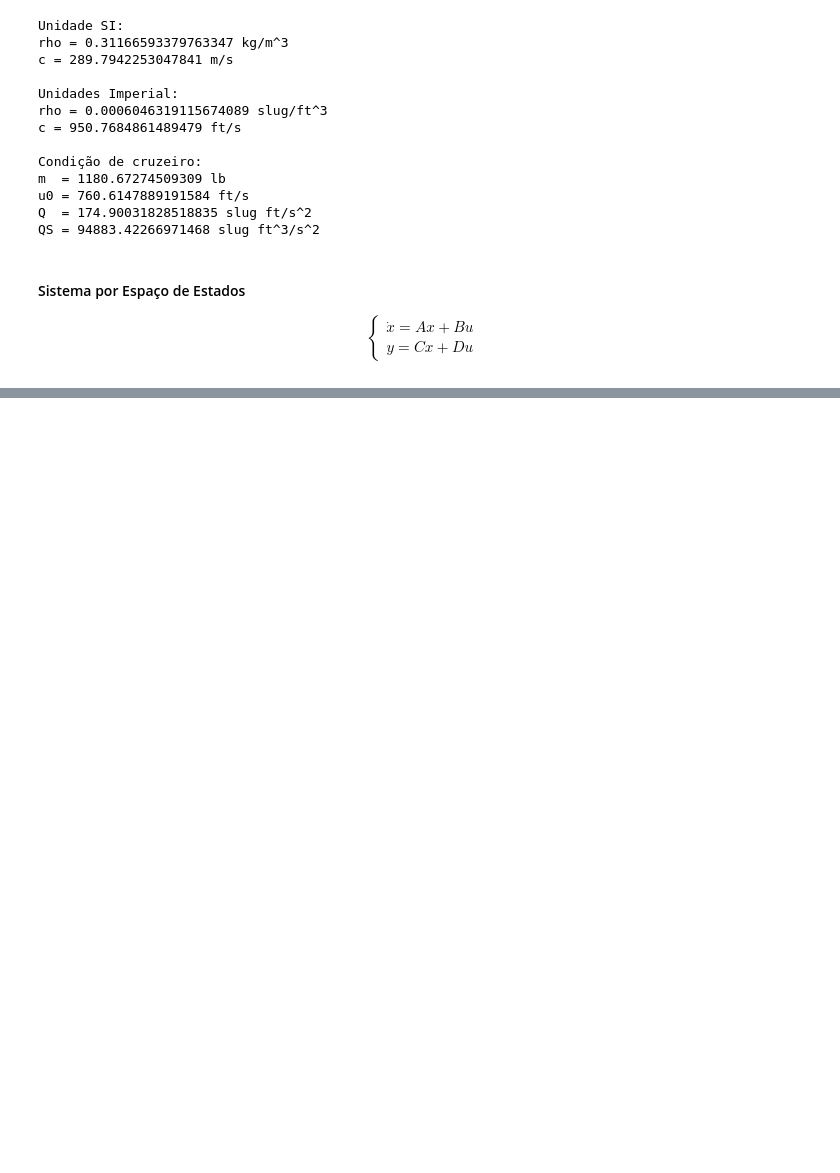
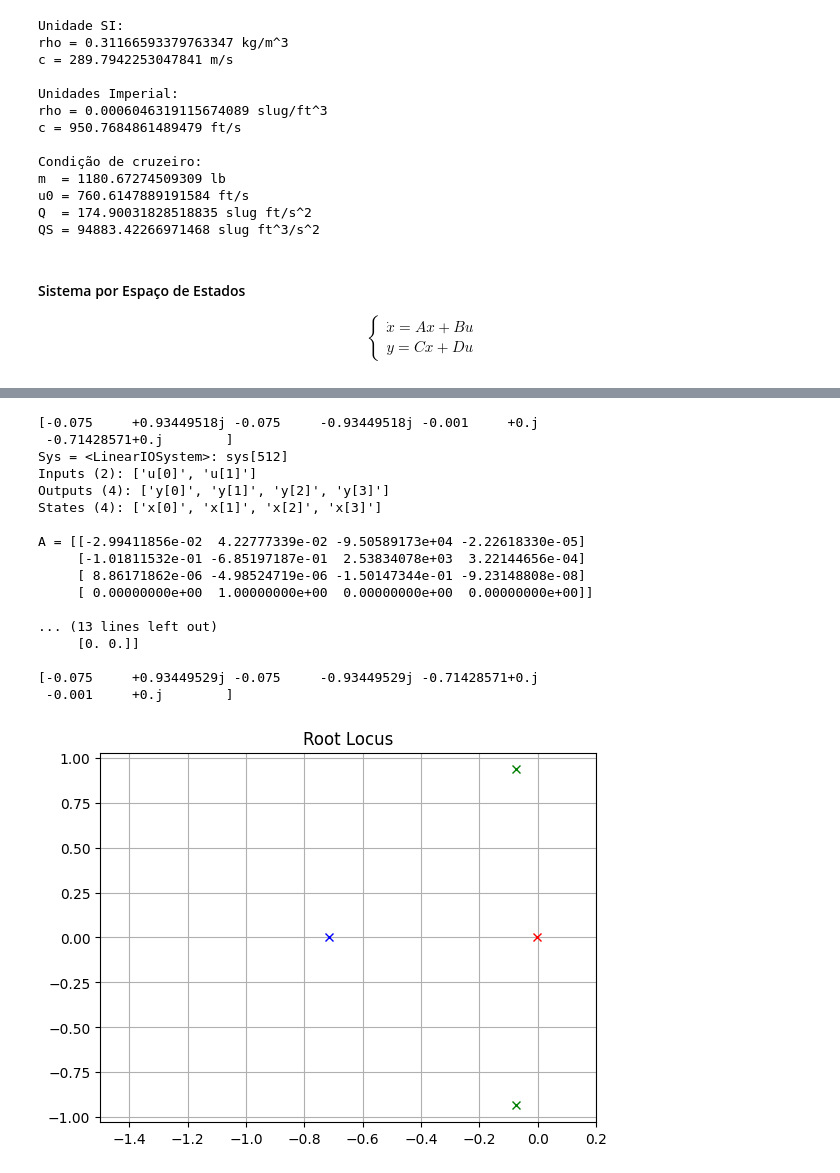
Before and after one commit to Widmark-Kaue/aircraft-control, a Jupyter notebook: bussines_jet.ipynb, the cells around one changed output, grey strips where cells are left out. Saved outputs shown, nothing was run; the diff lists cells and outputs as text; code cells hidden in the pictures; blank space fills up the shorter version.

```diff
--- a/bussines_jet.ipynb
+++ b/bussines_jet.ipynb
@@ -255,0 +462,79 @@ array([[<Axes: >, <Axes: >],
+# %%
+# Polínomio de alocação de polos
+zetawn = 0.15
+zeta = 0.08
+wn = zetawn/(2*zeta)
+
+dutch_roll_poles = np.poly1d([1, 2*zeta*wn, wn**2]).roots
+pole_roll = -1/1.4
+poles_place = np.concatenate((dutch_roll_poles,[-0.001, pole_roll]))
+print(poles_place)
+
+# Projeto de realimentação sem rastreamento
+K = cm.place(A,B,poles_place)
+Amf = A - B @ K
+sys_lat_dir_without_rast = cm.ss(Amf, B, C, D)
+
+print(f'Sys = {sys_lat_dir_without_rast}')
+
+poles = cm.poles(sys_lat_dir_without_rast)
+print(poles)
+
+plt.plot(poles[0:2].real, poles[0:2].imag,'gx', label = 'Dutch Rool')
+plt.plot(poles[2].real, poles[2].imag,'bx', label = 'Roll')
+plt.plot(poles[3].real, poles[3].imag,'rx', label = 'Spiral')
+
+plt.title('Root Locus')
+
+plt.xlim([-1.5, 0.2])
+# plt.ylim([-1.5, 1.5])
+
+plt.grid()
+plt.show()
+
+#Resposta ao degrau
+yout, t = cm.step(sys_lat_dir_without_rast)
+
+states = [r'$\beta$', 'p', 'r', r'$\phi$']
+with plt.rc_context({'figure.figsize': (14,10)}):
+    fig, axes = plt.subplots(2, 2)
+    axes = np.reshape(axes, 4)
+    for i, state in enumerate(states):
+            axes[i].plot(t, yout[:, i, 0], color = COLORS[i])
+
+            axes[i].set_title(f'State: {state}')
+            axes[i].set_xlabel(f'Time [s]')
+            axes[i].grid()
+
+
+plt.show()
+
+# row1,col1 = A.shape
+# row2,col2 = C.shape
+# Aa = np.zeros((row1+row2, col1+1))
+# Aa[:row1, :col1] = A.copy()
+# Aa[row1:row1+row2, :col1] = -C.copy()
+
+
+# Ba = np.zeros((row1+row2,2))
+# Ba[:row1, :] = B.copy()
+# print(Ba)
+# %% [output]
+[-0.075     +0.93449518j -0.075     -0.93449518j -0.001     +0.j
+ -0.71428571+0.j        ]
+Sys = <LinearIOSystem>: sys[512]
+Inputs (2): ['u[0]', 'u[1]']
+Outputs (4): ['y[0]', 'y[1]', 'y[2]', 'y[3]']
+States (4): ['x[0]', 'x[1]', 'x[2]', 'x[3]']
+
+A = [[-2.99411856e-02  4.22777339e-02 -9.50589173e+04 -2.22618330e-05]
+     [-1.01811532e-01 -6.85197187e-01  2.53834078e+03  3.22144656e-04]
+     [ 8.86171862e-06 -4.98524719e-06 -1.50147344e-01 -9.23148808e-08]
+     [ 0.00000000e+00  1.00000000e+00  0.00000000e+00  0.00000000e+00]]
+
+... (13 lines left out)
+     [0. 0.]]
+
+[-0.075     +0.93449529j -0.075     -0.93449529j -0.71428571+0.j
+ -0.001     +0.j        ]
+[figure, added]
```
Also changed, not shown: parts of 13 cells of this notebook.
